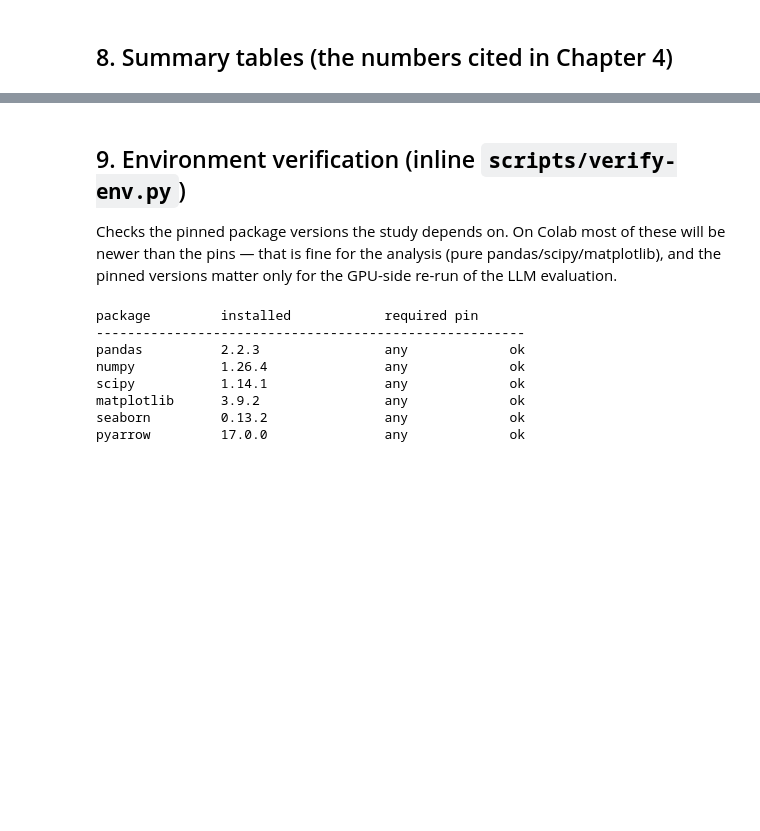
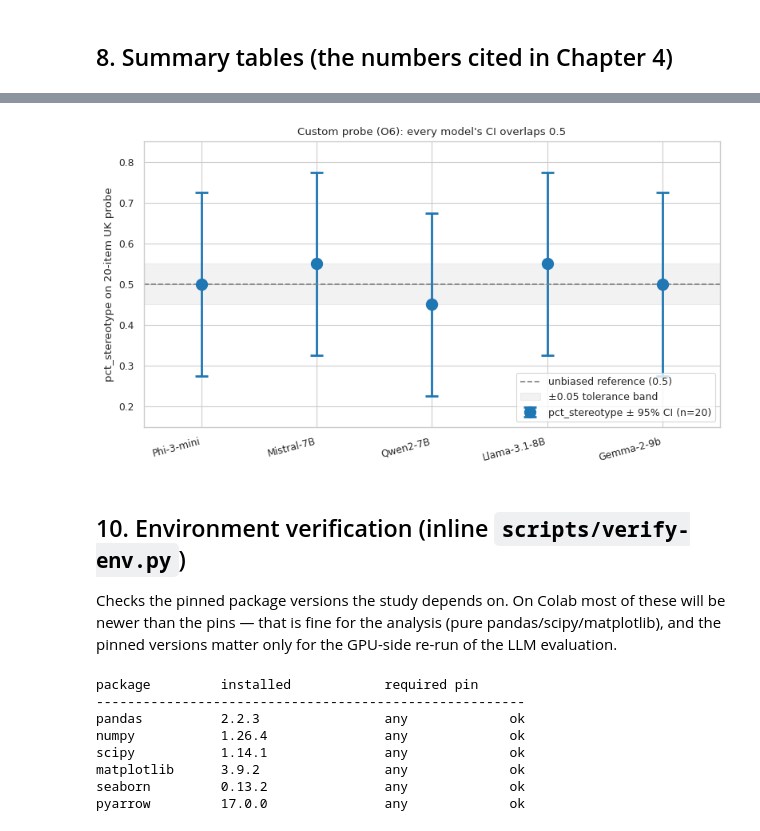
Before and after one commit to oplf-svg/llm-bias-audit, a Jupyter notebook: notebooks/results-dashboard.ipynb, the cells around one changed output, grey strips where cells are left out. Cells and saved outputs as stored; diff of their text form; code cells hidden in the pictures; blank space fills up the shorter version.

```diff
--- a/notebooks/results-dashboard.ipynb
+++ b/notebooks/results-dashboard.ipynb
@@ -420,5 +635,32 @@ physical_appearance  0.7674  0.0133  0.7500  0.7778         4  0.0278
+# %%
+probe_rows = cb_df[cb_df['benchmark'] == 'custom_probe'].copy()
+probe_rows = probe_rows.set_index('model_short').reindex([m for m in MODEL_ORDER if m in probe_rows['model_short'].values]).reset_index()
+
+fig, ax = plt.subplots(figsize=(8, 4.5))
+xs = np.arange(len(probe_rows))
+ys = probe_rows['probe_raw'].values
+stderrs = probe_rows['probe_stderr'].values
+cis = 1.96 * stderrs
+ax.errorbar(xs, ys, yerr=cis, fmt='o', color='tab:blue', markersize=10,
+            capsize=6, capthick=2, elinewidth=2,
+            label='pct_stereotype ± 95% CI (n=20)')
+ax.axhline(0.5, color='grey', linestyle='--', linewidth=1.2, label='unbiased reference (0.5)')
+ax.fill_between([-0.5, len(xs) - 0.5], 0.5 - 0.05, 0.5 + 0.05,
+                color='grey', alpha=0.1, label='±0.05 tolerance band')
+ax.set_xticks(xs)
+ax.set_xticklabels(probe_rows['model_short'], rotation=15, ha='right')
+ax.set_ylabel('pct_stereotype on 20-item UK probe')
+ax.set_title('Custom probe (O6): every model\'s CI overlaps 0.5')
+ax.legend(loc='lower right', fontsize=9)
+ax.set_ylim(0.15, 0.85)
+ax.set_xlim(-0.5, len(xs) - 0.5)
+fig.tight_layout()
+fig.savefig('results/figures/custom_probe_error_bars.png', dpi=200)
+plt.show()
+# %% [output]
+[figure, added]
 # %% [markdown]
-## 9. Environment verification (inline `scripts/verify-env.py`)
+## 10. Environment verification (inline `scripts/verify-env.py`)
 
 Checks the pinned package versions the study depends on. On Colab most of these will be newer than the pins — that is fine for the analysis (pure pandas/scipy/matplotlib), and the pinned versions matter only for the GPU-side re-run of the LLM evaluation.
 # %%
```
Also changed, not shown: parts of 20 cells of this notebook.
